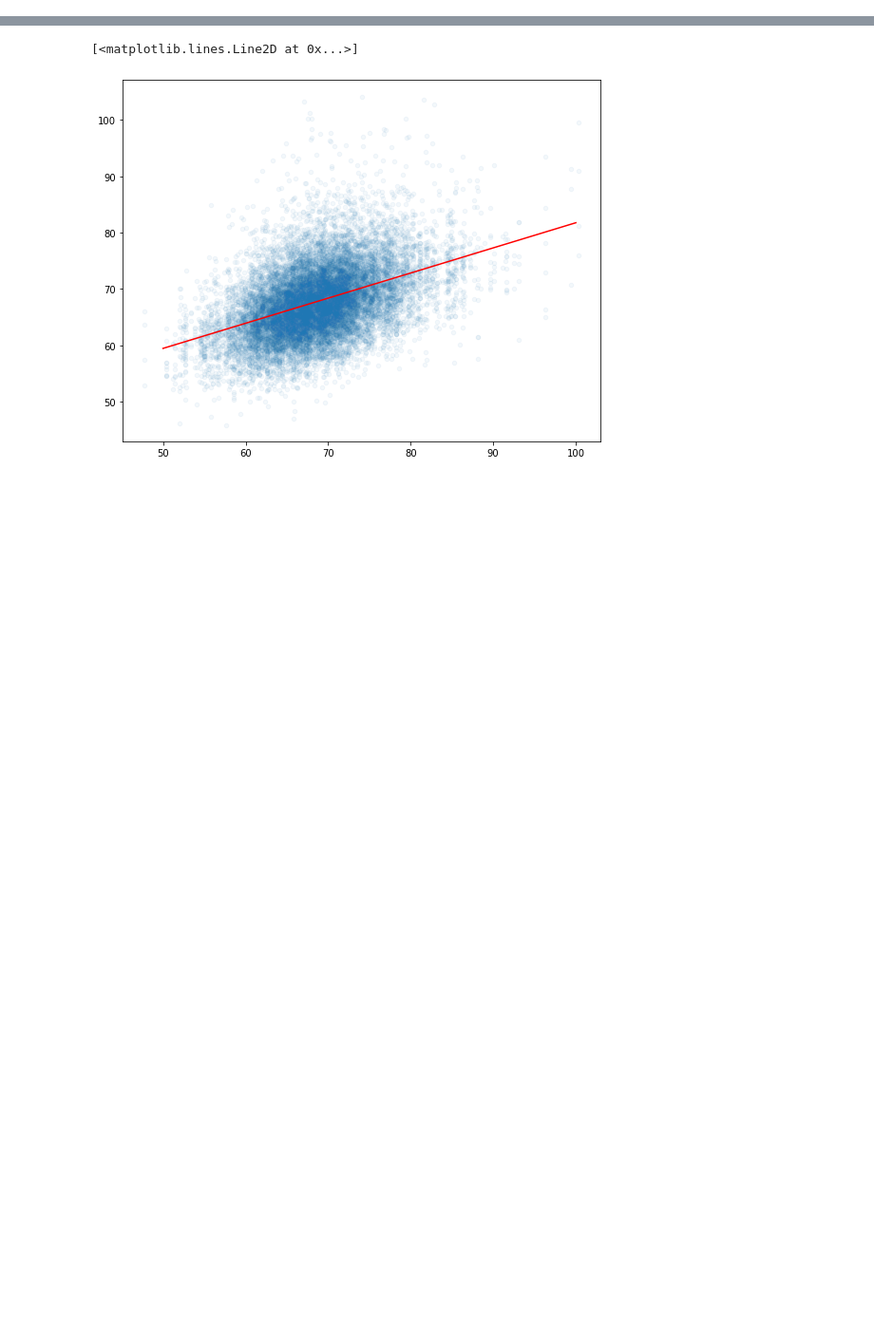
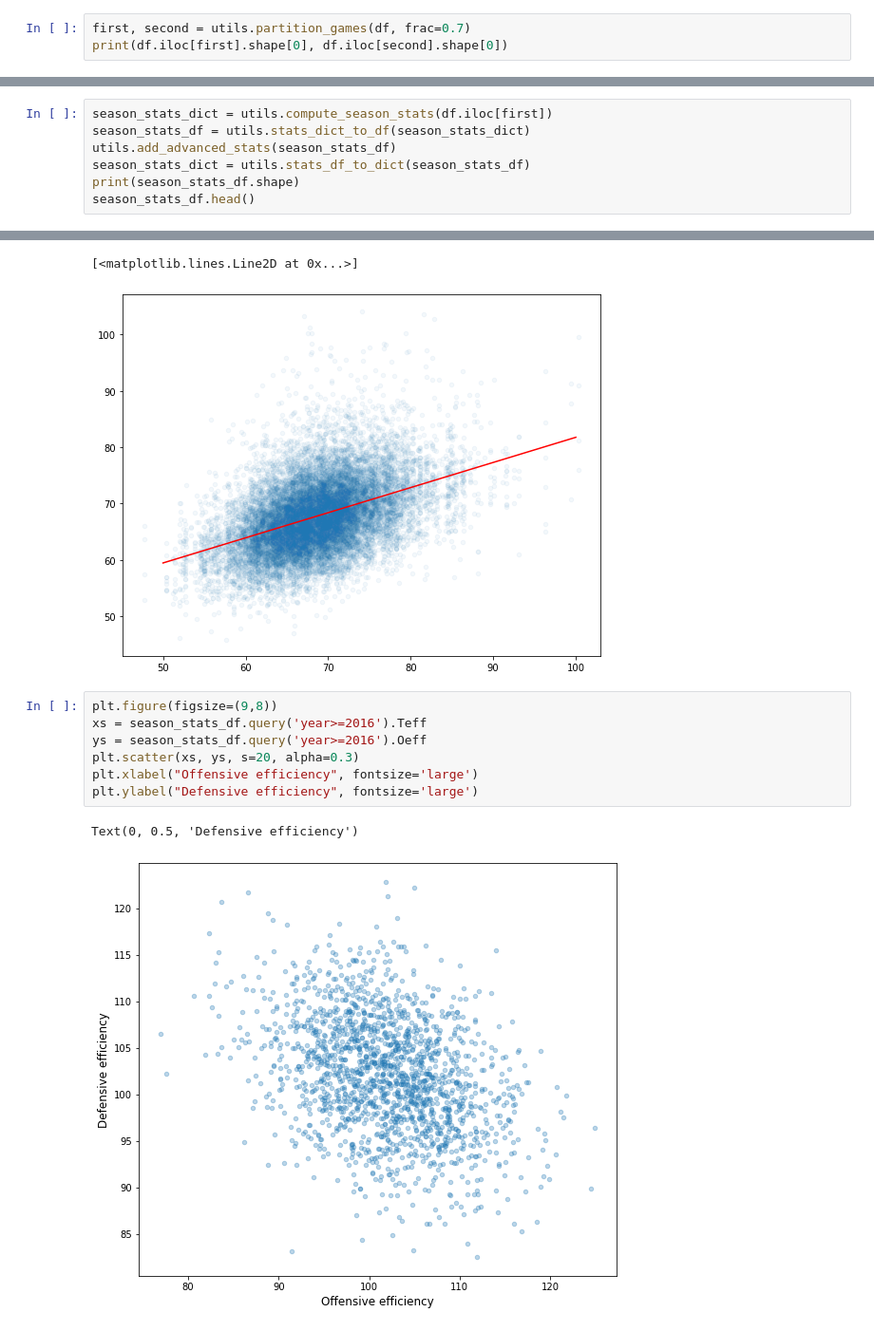
Before and after one commit to bjmarsh/WatchCBB, a Jupyter notebook: notebooks/eda.ipynb, the cells around one changed output, grey strips where cells are left out. Shown at 95% size. Cells and saved outputs as stored; diff of their text form; blank space fills up the shorter version.

Commit message:
moving functions to utils

```diff
--- a/notebooks/eda.ipynb
+++ b/notebooks/eda.ipynb
@@ -145,0 +37,3 @@ season_stats.query('year==2019').sort_values('rawpace').tail()
+# %%
+first, second = utils.partition_games(df, frac=0.7)
+print(df.iloc[first].shape[0], df.iloc[second].shape[0])
@@ -145,0 +42,7 @@ season_stats.query('year==2019').sort_values('rawpace').tail()
+# %%
+season_stats_dict = utils.compute_season_stats(df.iloc[first])
+season_stats_df = utils.stats_dict_to_df(season_stats_dict)
+utils.add_advanced_stats(season_stats_df)
+season_stats_dict = utils.stats_df_to_dict(season_stats_df)
+print(season_stats_df.shape)
+season_stats_df.head()
@@ -184,3 +106,13 @@ plt.plot(xl, yl, 'r-')
 # %% [output]
 [<matplotlib.lines.Line2D at 0x...>]
 [figure]
+# %%
+plt.figure(figsize=(9,8))
+xs = season_stats_df.query('year>=2016').Teff
+ys = season_stats_df.query('year>=2016').Oeff
+plt.scatter(xs, ys, s=20, alpha=0.3)
+plt.xlabel("Offensive efficiency", fontsize='large')
+plt.ylabel("Defensive efficiency", fontsize='large')
+# %% [output]
+Text(0, 0.5, 'Defensive efficiency')
+[figure, added]
```
Also changed, not shown: parts of 11 cells of this notebook, 1 other file.
